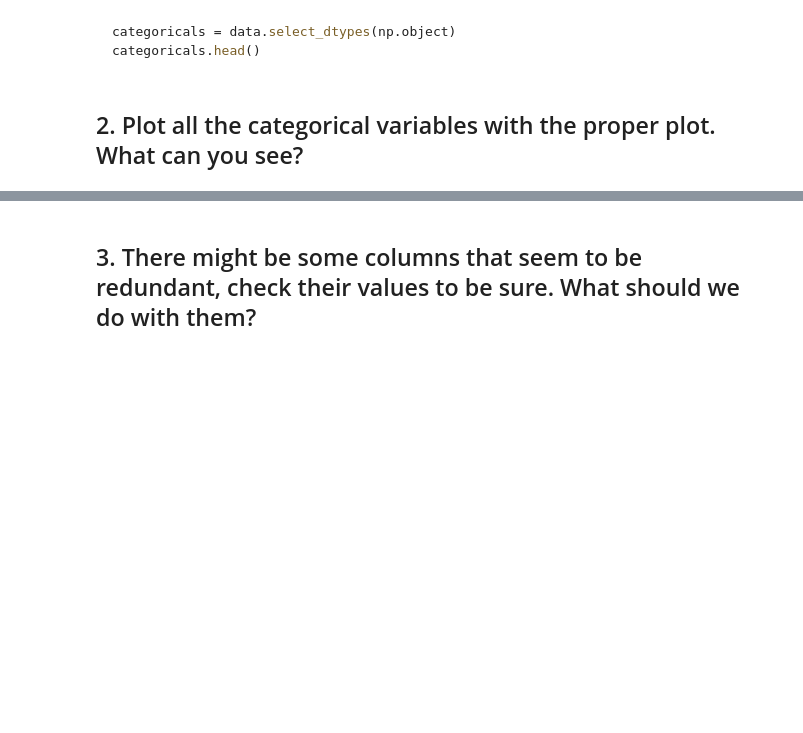
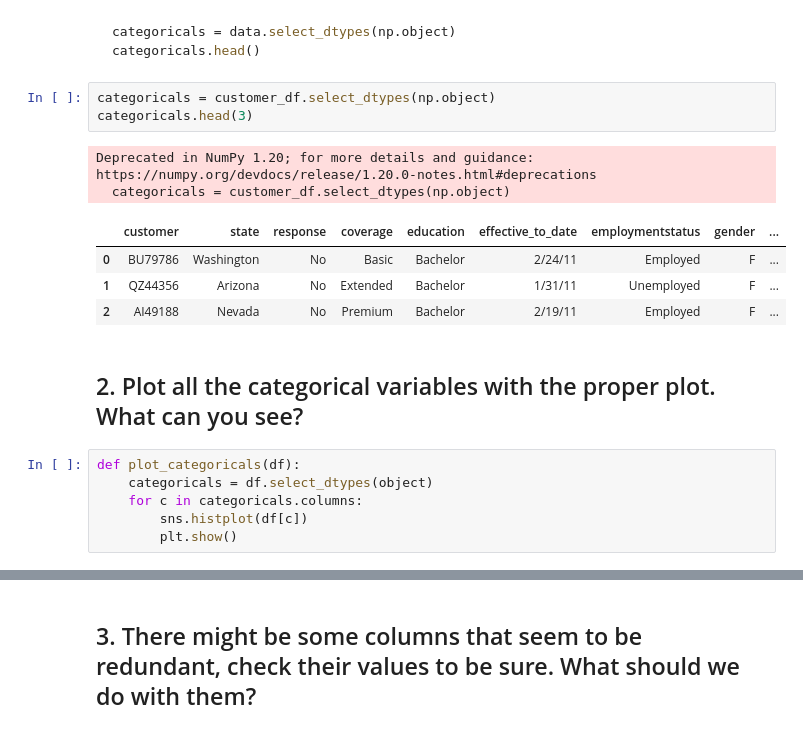
Before and after one commit to Ironhack-Data-0621-Remote/lab-feature-extraction, a Jupyter notebook: Solutions.ipynb, the cells around one changed output, grey strips where cells are left out. Saved outputs shown, nothing was run; the diff lists cells and outputs as text; blank space fills up the shorter version.

````diff
--- a/Solutions.ipynb
+++ b/Solutions.ipynb
@@ -9,5 +22,21 @@ For this lab, we will be using the same dataset we used in the previous labs. We
 categoricals = data.select_dtypes(np.object)
 categoricals.head()
 ```
+# %%
+categoricals = customer_df.select_dtypes(np.object)
+categoricals.head(3)
+# %% [output]
+Deprecated in NumPy 1.20; for more details and guidance: https://numpy.org/devdocs/release/1.20.0-notes.html#deprecations
+  categoricals = customer_df.select_dtypes(np.object)
+|  | customer | state | response | coverage | education | effective_to_date | employmentstatus | gender | ... |
+| 0 | BU79786 | Washington | No | Basic | Bachelor | 2/24/11 | Employed | F | ... |
+| 1 | QZ44356 | Arizona | No | Extended | Bachelor | 1/31/11 | Unemployed | F | ... |
+| 2 | AI49188 | Nevada | No | Premium | Bachelor | 2/19/11 | Employed | F | ... |
 # %% [markdown]
 ## 2. Plot all the categorical variables with the proper plot. What can you see?
+# %%
+def plot_categoricals(df):
+    categoricals = df.select_dtypes(object)
+    for c in categoricals.columns:
+        sns.histplot(df[c])
+        plt.show()
````
Also changed, not shown: parts of 11 cells of this notebook.
